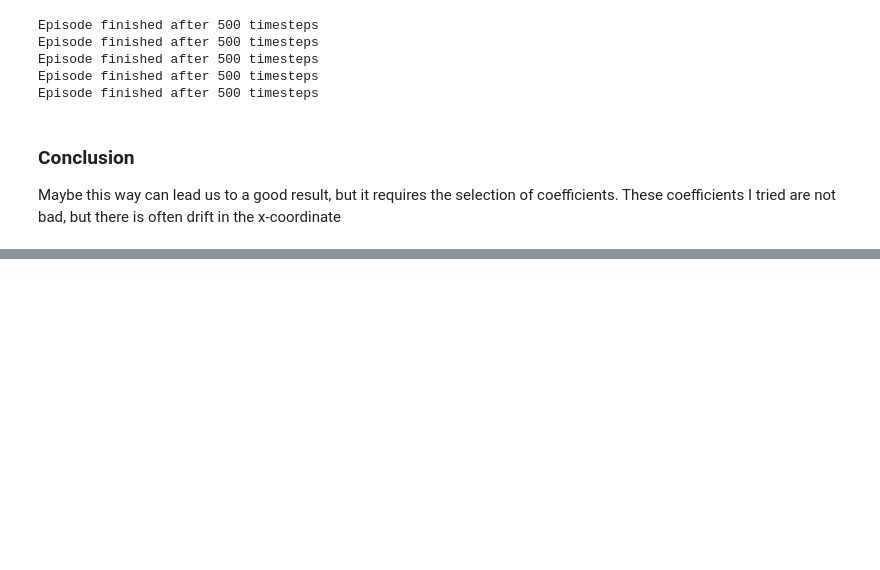
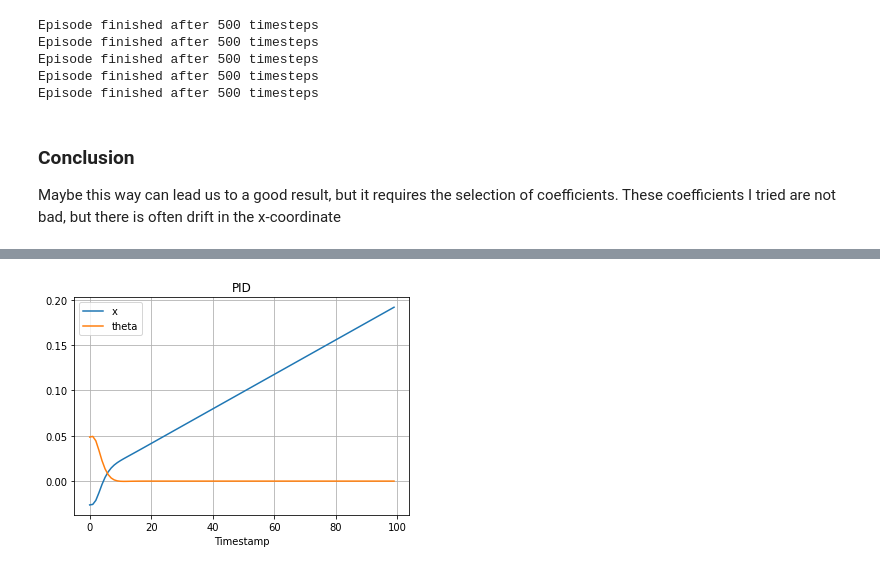
Before and after one commit to Akuva2001/GYM-mou, a Jupyter notebook: Presentation.ipynb, the cells around one changed output, grey strips where cells are left out. Cells and saved outputs as stored; diff of their text form; code cells hidden in the pictures; blank space fills up the shorter version.

```diff
--- a/Presentation.ipynb
+++ b/Presentation.ipynb
@@ -426,0 +501,5 @@ Maybe this way can lead us to a good result, but it requires the selection of co
+# %%
+x, theta, N = PID_opt_fun(400, 1, 30)
+plot_result(x, theta, N)
+# %% [output]
+[figure, added]
```
Also changed, not shown: parts of 65 cells of this notebook, 2 other files.
